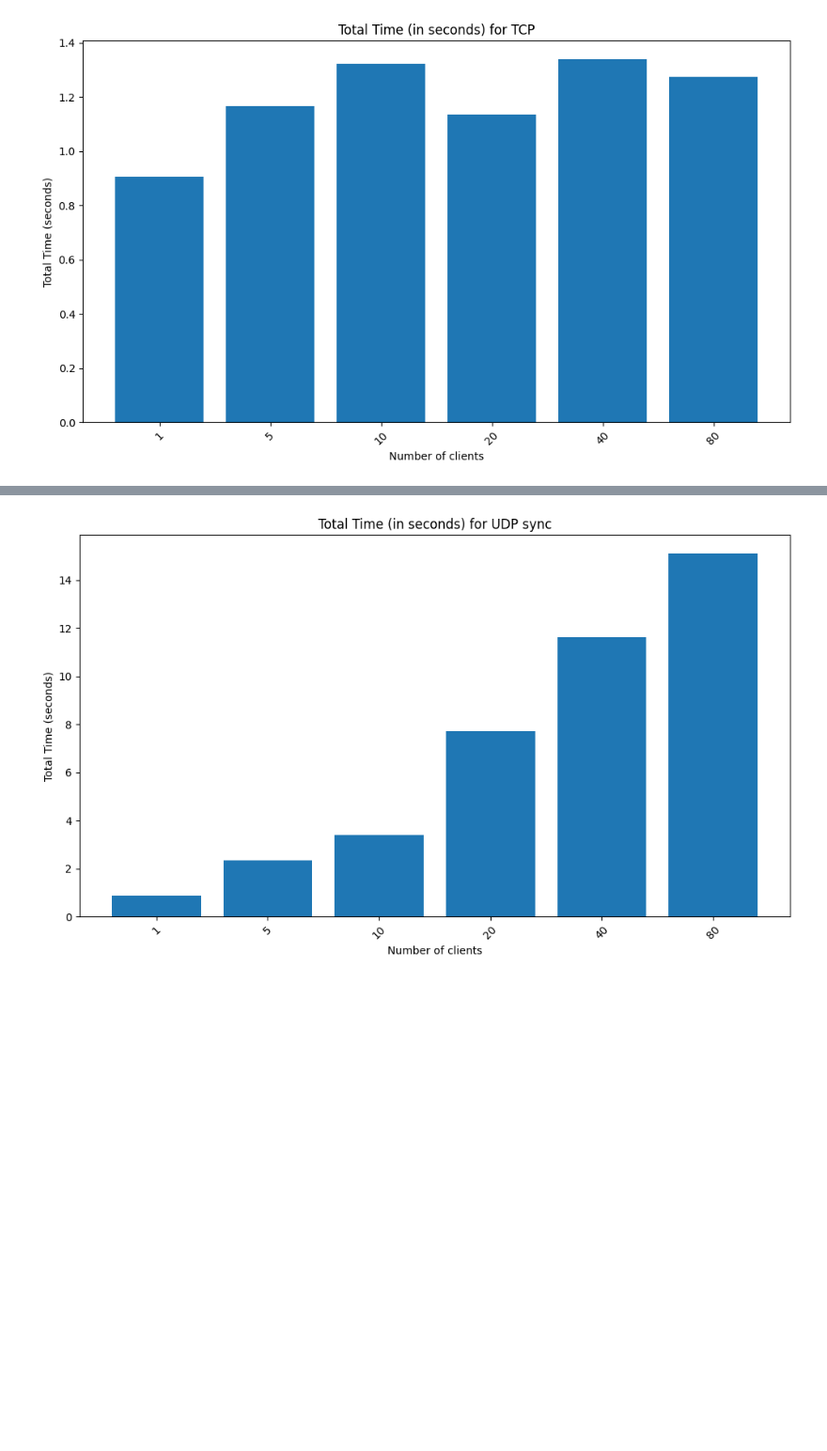
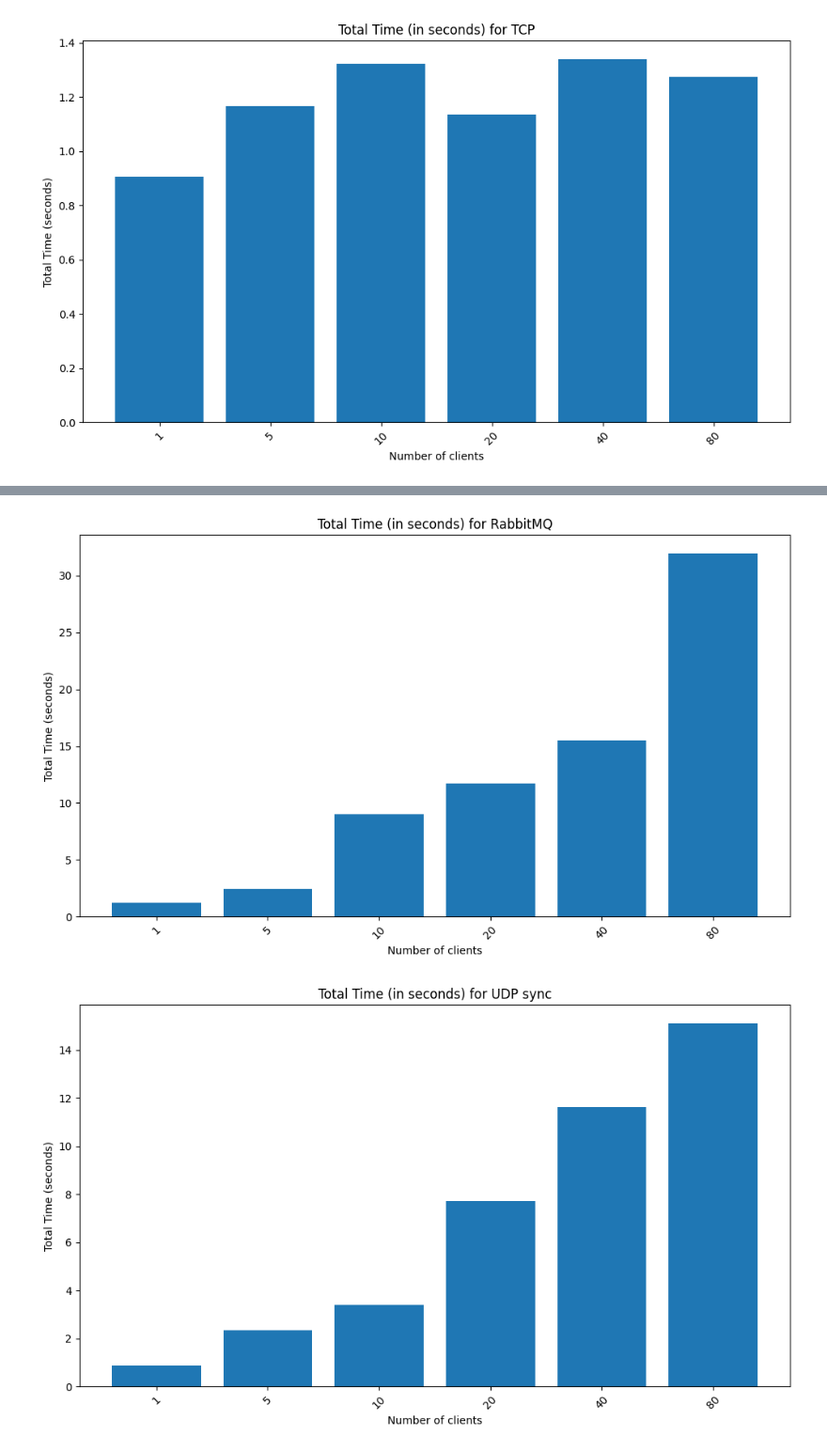
Before and after one commit to arthurbm/distributed-concurrent-programming, a Jupyter notebook: app/benchmark/main.ipynb, the cells around one changed output, grey strips where cells are left out. Shown at 94% size. Saved outputs shown, nothing was run; the diff lists cells and outputs as text; code cells hidden in the pictures; blank space fills up the shorter version.

```diff
--- a/app/benchmark/main.ipynb
+++ b/app/benchmark/main.ipynb
@@ -107,3 +107,37 @@ plt.show()
+# %%
+# List of paths
+paths = [
+    '../rabbitmq/samples/data1',
+    '../rabbitmq/samples/data5',
+    '../rabbitmq/samples/data10',
+    '../rabbitmq/samples/data20',
+    '../rabbitmq/samples/data40',
+    '../rabbitmq/samples/data80'
+]
+
+pathsLabels = [
+    '1',
+    '5',
+    '10',
+    '20',
+    '40',
+    '80'
+]
+
+total_times = get_total_times(paths, 'rabbitmq')
+
+# Plot the total time taken for each path
+plt.figure(figsize=(10,6))
+plt.bar(pathsLabels, total_times)
+plt.title('Total Time (in seconds) for RabbitMQ')
+plt.xlabel('Number of clients')
+plt.ylabel('Total Time (seconds)')
+plt.xticks(rotation=45)
+# plt.yticks(np.arange(0, 15, 0.5, dtype=float))
+plt.tight_layout()
+plt.show()
+# %% [output]
+[figure, added]
 # %%
 # List of paths
 paths = [
```
Also changed, not shown: parts of 5 cells of this notebook, 3 other files.
